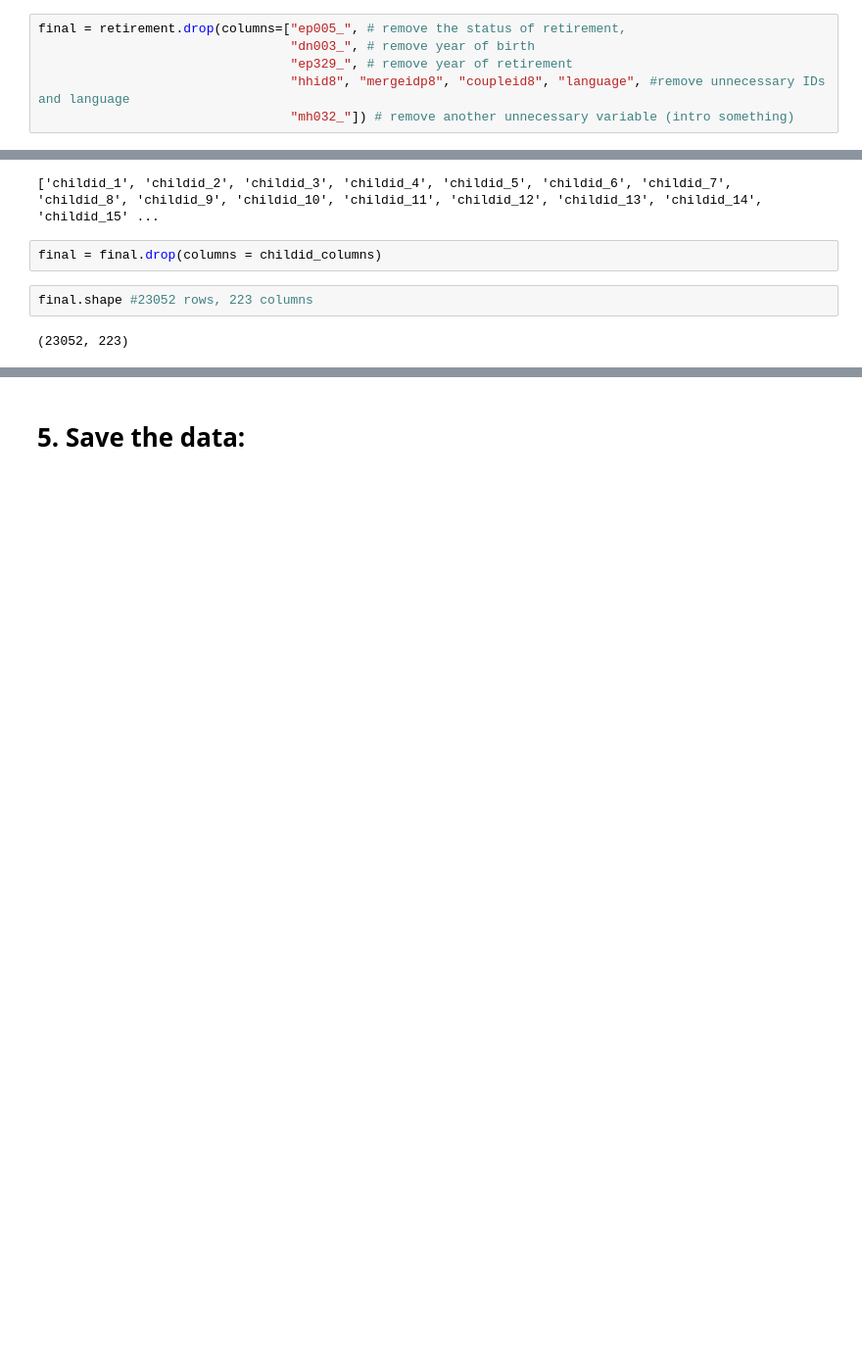
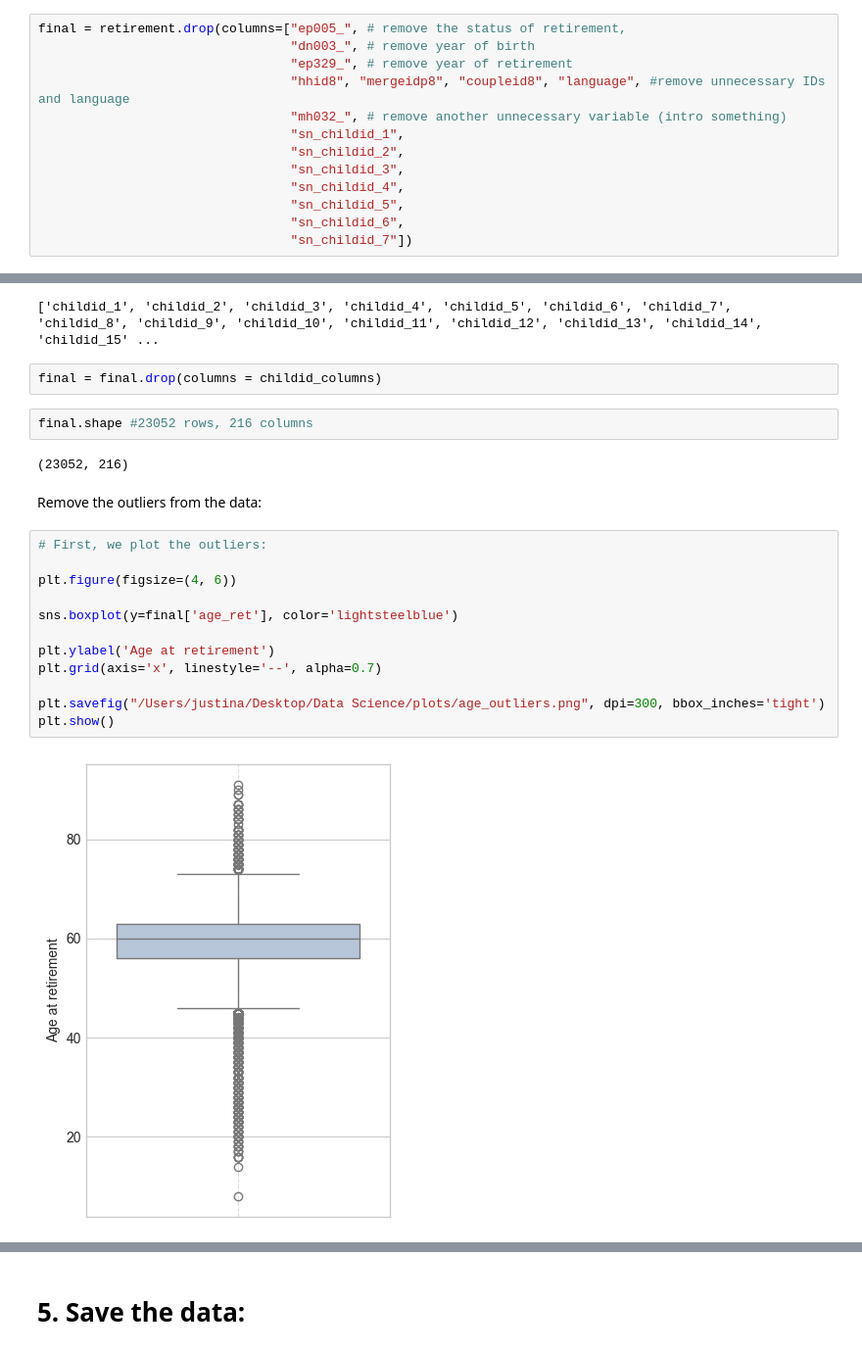
Before and after one commit to JustinaRaz/Data-Science-exam, a Jupyter notebook: cleaning_data_all.ipynb, the cells around one changed output, grey strips where cells are left out. Shown at 98% size. Saved outputs shown, nothing was run; the diff lists cells and outputs as text; blank space fills up the shorter version.

Commit message:
Updated file, with more plots and all modules in.

```diff
--- a/cleaning_data_all.ipynb
+++ b/cleaning_data_all.ipynb
@@ -311,7 +316,14 @@ final = retirement.drop(columns=["ep005_", # remove the status of retirement,
                                  "dn003_", # remove year of birth
                                  "ep329_", # remove year of retirement
                                  "hhid8", "mergeidp8", "coupleid8", "language", #remove unnecessary IDs and language
-                                 "mh032_"]) # remove another unnecessary variable (intro something)
+                                 "mh032_", # remove another unnecessary variable (intro something)
+                                 "sn_childid_1",
+                                 "sn_childid_2",
+                                 "sn_childid_3",
+                                 "sn_childid_4",
+                                 "sn_childid_5",
+                                 "sn_childid_6",
+                                 "sn_childid_7"])
 # %%
 childid_columns = [col for col in final.columns if col.startswith('childid')]
 print(childid_columns)
@@ -320,6 +332,22 @@ print(childid_columns)
 # %%
 final = final.drop(columns = childid_columns)
 # %%
-final.shape #23052 rows, 223 columns
+final.shape #23052 rows, 216 columns
 # %% [output]
-(23052, 223)
+(23052, 216)
+# %% [markdown]
+Remove the outliers from the data:
+# %%
+# First, we plot the outliers:
+
+plt.figure(figsize=(4, 6))
+
+sns.boxplot(y=final['age_ret'], color='lightsteelblue')
+
+plt.ylabel('Age at retirement')
+plt.grid(axis='x', linestyle='--', alpha=0.7)
+
+plt.savefig("/Users/justina/Desktop/Data Science/plots/age_outliers.png", dpi=300, bbox_inches='tight')
+plt.show()
+# %% [output]
+[figure, added]
```
Also changed, not shown: parts of 10 cells of this notebook.
